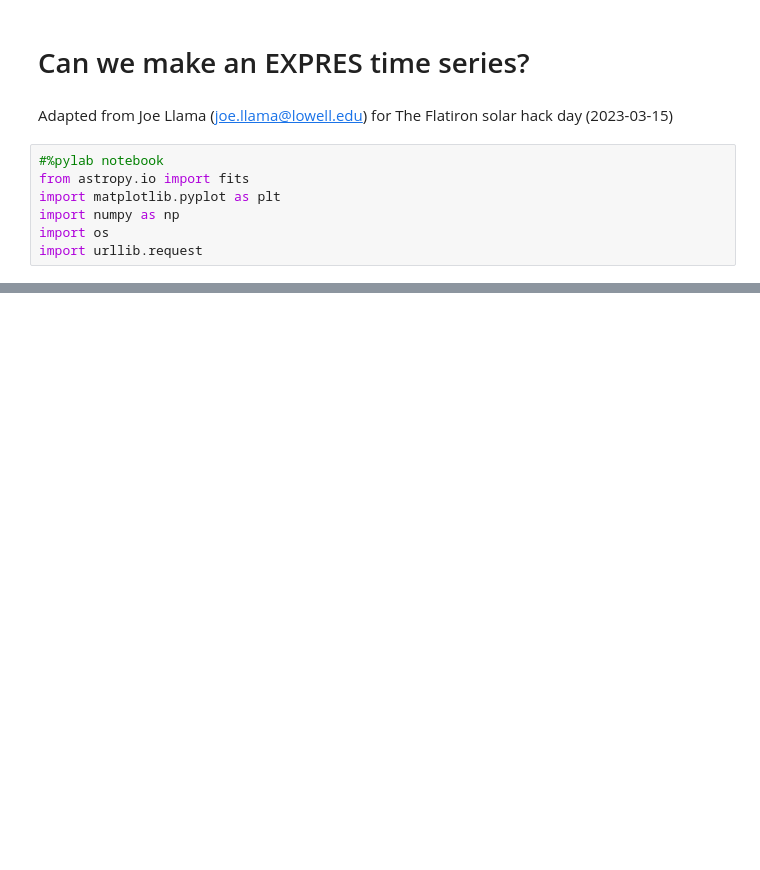
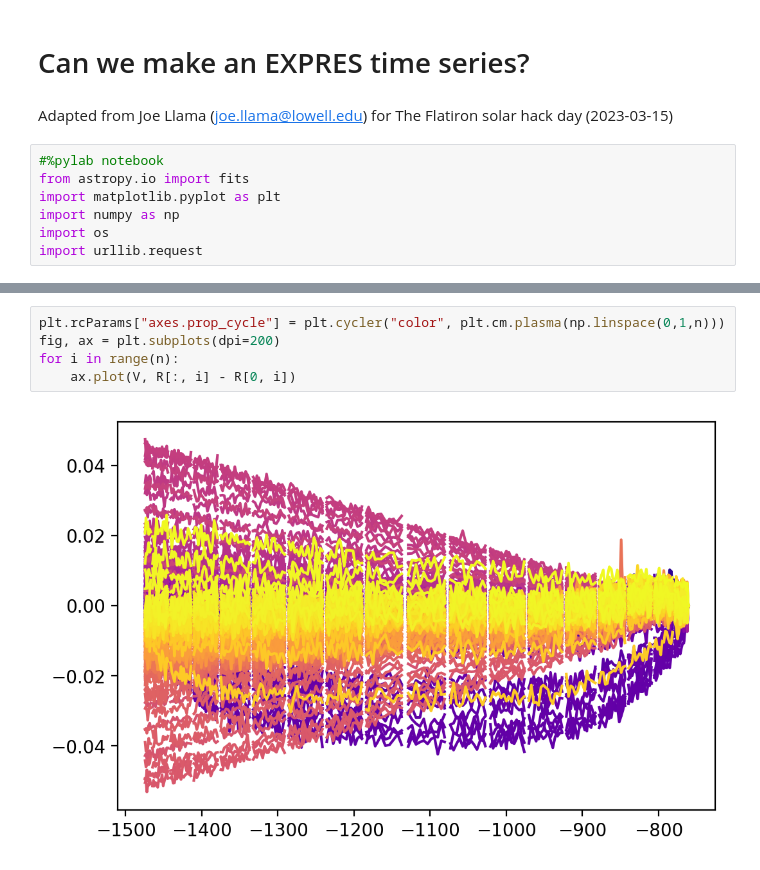
Before and after one commit to grd349/bison-expres, a Jupyter notebook: EXPRES_data/EXPRES Sodium line day.ipynb, the cells around one changed output, grey strips where cells are left out. Saved outputs shown, nothing was run; the diff lists cells and outputs as text; blank space fills up the shorter version.

```diff
--- a/EXPRES_data/EXPRES Sodium line day.ipynb
+++ b/EXPRES_data/EXPRES Sodium line day.ipynb
@@ -97,0 +64,7 @@ plt.ylim([-30, 30])
+# %%
+plt.rcParams["axes.prop_cycle"] = plt.cycler("color", plt.cm.plasma(np.linspace(0,1,n)))
+fig, ax = plt.subplots(dpi=200)
+for i in range(n):
+    ax.plot(V, R[:, i] - R[0, i])
+# %% [output]
+[figure, added]
```
Also changed, not shown: parts of 11 cells of this notebook, 2 other files.
